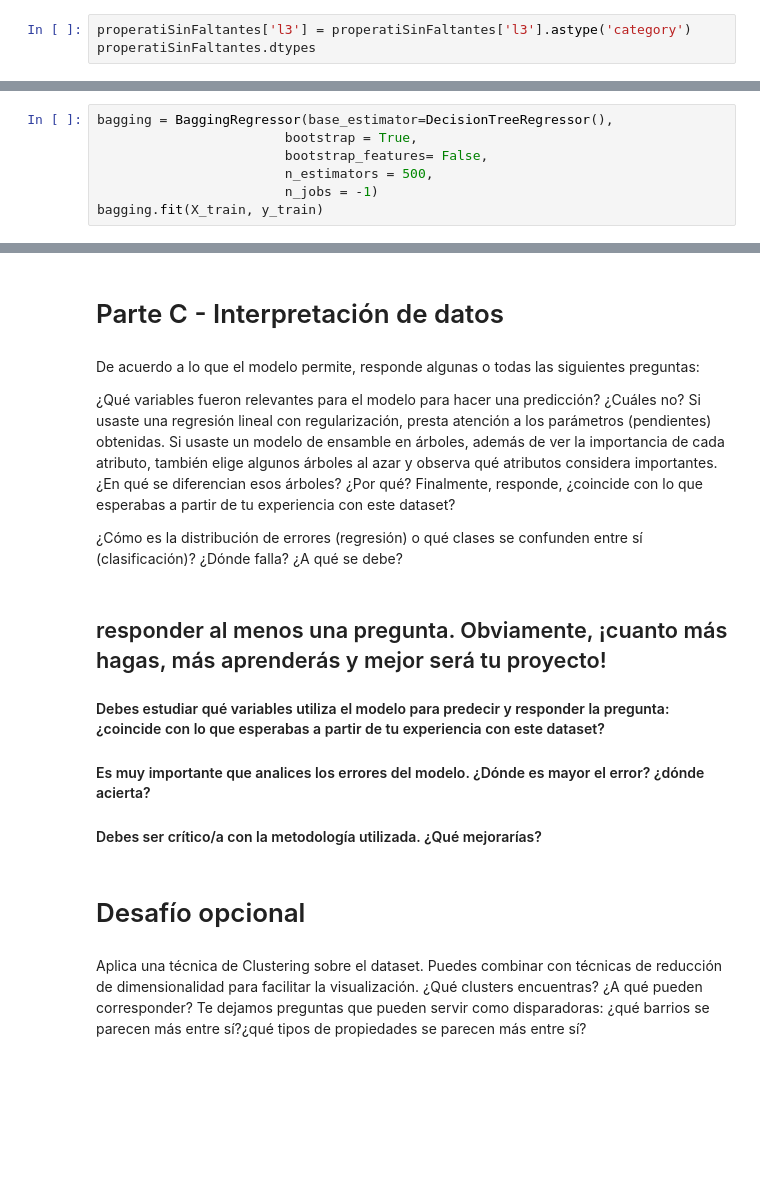
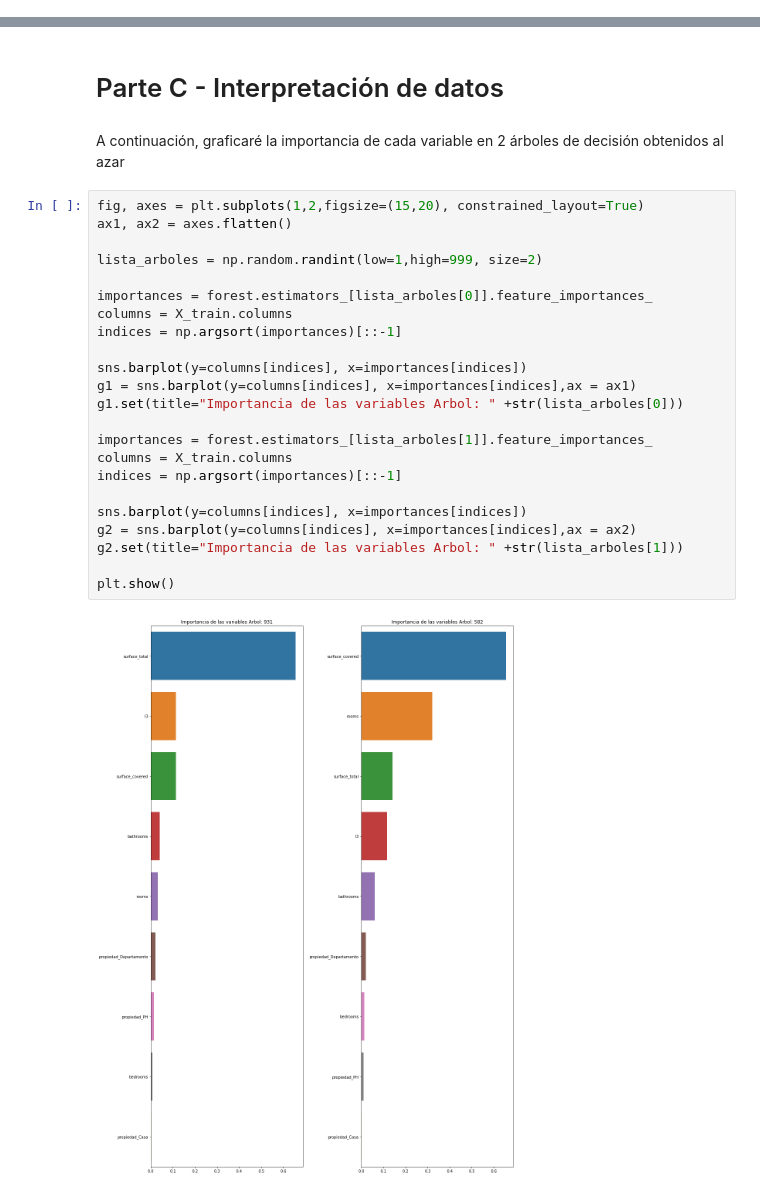
Before and after one commit to gpozzi/machine-learning, a Jupyter notebook: DSProyecto02.ipynb, the cells around one changed output, grey strips where cells are left out. Saved outputs shown, nothing was run; the diff lists cells and outputs as text; blank space fills up the shorter version.

Commit message:
Versión final entrega 1 proyecto 2

```diff
--- a/DSProyecto02.ipynb
+++ b/DSProyecto02.ipynb
@@ -276,6 +261,3 @@ properatiSinFaltantes = filtrado.copy()
 Las variables a aplicar encoding serán el tipo de propiedad y el barrio
 
 Respecto a la técnica, usaré label encoding para el barrio (l3) y one hot encoding para el tipo de propiedad. No usaré One Hot Encoding para el atributo 'barrio' debido a que la gran cantidad de valores únicos ampliaría demasiado el dataset
-# %%
-properatiSinFaltantes['l3'] = properatiSinFaltantes['l3'].astype('category')
-properatiSinFaltantes.dtypes
@@ -643,7 +600,0 @@ RandomizedSearchCV(cv=5, estimator=DecisionTreeRegressor(), n_iter=150,
-# %%
-bagging = BaggingRegressor(base_estimator=DecisionTreeRegressor(),
-                        bootstrap = True,
-                        bootstrap_features= False,
-                        n_estimators = 500,
-                        n_jobs = -1)
-bagging.fit(X_train, y_train)
@@ -828,20 +794,29 @@ def RMSE(nombres_modelos,lista_modelos, X_train, X_test,y_train,y_test):
 # %% [markdown]
 # Parte C - Interpretación de datos
-# %% [markdown]
-De acuerdo a lo que el modelo permite, responde algunas o todas las siguientes preguntas:
-
-¿Qué variables fueron relevantes para el modelo para hacer una predicción? ¿Cuáles no? Si usaste una regresión lineal con regularización, presta atención a los parámetros (pendientes) obtenidas. Si usaste un modelo de ensamble en árboles, además de ver la importancia de cada atributo, también elige algunos árboles al azar y observa qué atributos considera importantes. ¿En qué se diferencian esos árboles? ¿Por qué? Finalmente, responde, ¿coincide con lo que esperabas a partir de tu experiencia con este dataset?
-
-¿Cómo es la distribución de errores (regresión) o qué clases se confunden entre sí (clasificación)? ¿Dónde falla? ¿A qué se debe?
-# %% [markdown]
-## responder al menos una pregunta. Obviamente, ¡cuanto más hagas, más aprenderás y mejor será tu proyecto!
-
-#### Debes estudiar qué variables utiliza el modelo para predecir y responder la pregunta: ¿coincide con lo que esperabas a partir de tu experiencia con este dataset?
-
-#### Es muy importante que analices los errores del modelo. ¿Dónde es mayor el error? ¿dónde acierta?
-
-#### Debes ser crítico/a con la metodología utilizada. ¿Qué mejorarías?
-# %% [markdown]
-# Desafío opcional
-# %% [markdown]
-Aplica una técnica de Clustering sobre el dataset. Puedes combinar con técnicas de reducción de dimensionalidad para facilitar la visualización. ¿Qué clusters encuentras? ¿A qué pueden corresponder? Te dejamos preguntas que pueden servir como disparadoras: ¿qué barrios se parecen más entre sí?¿qué tipos de propiedades se parecen más entre sí?
+# %% [markdown]
+A continuación, graficaré la importancia de cada variable en 2 árboles de decisión obtenidos al azar
+# %%
+fig, axes = plt.subplots(1,2,figsize=(15,20), constrained_layout=True)
+ax1, ax2 = axes.flatten()
+
+lista_arboles = np.random.randint(low=1,high=999, size=2)
+
+importances = forest.estimators_[lista_arboles[0]].feature_importances_
+columns = X_train.columns
+indices = np.argsort(importances)[::-1]
+
+sns.barplot(y=columns[indices], x=importances[indices])
+g1 = sns.barplot(y=columns[indices], x=importances[indices],ax = ax1)
+g1.set(title="Importancia de las variables Arbol: " +str(lista_arboles[0]))
+
+importances = forest.estimators_[lista_arboles[1]].feature_importances_
+columns = X_train.columns
+indices = np.argsort(importances)[::-1]
+
+sns.barplot(y=columns[indices], x=importances[indices])
+g2 = sns.barplot(y=columns[indices], x=importances[indices],ax = ax2)
+g2.set(title="Importancia de las variables Arbol: " +str(lista_arboles[1]))
+
+plt.show()
+# %% [output]
+[figure, added]
```
Also changed, not shown: parts of 31 cells of this notebook.
